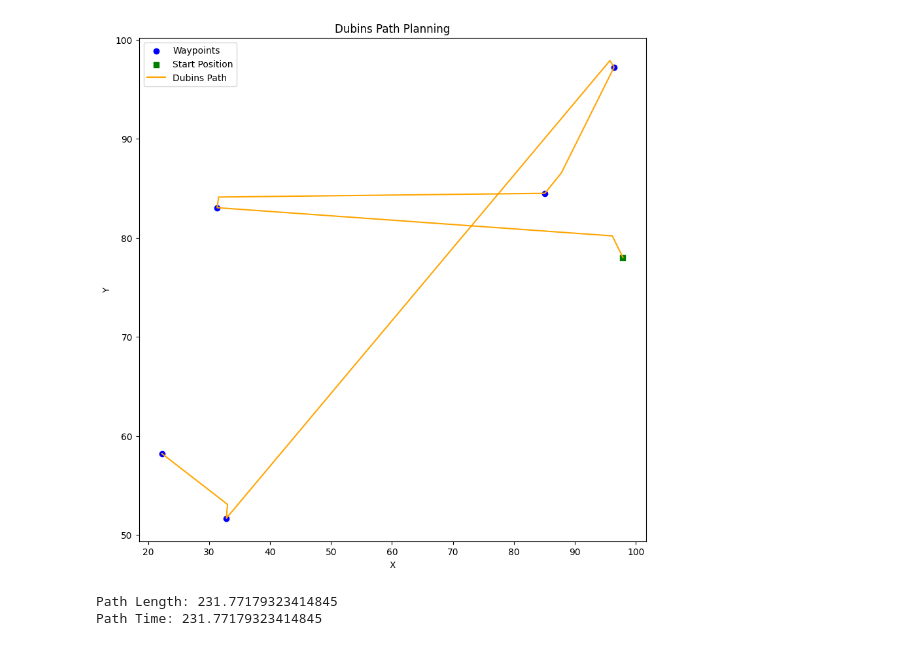
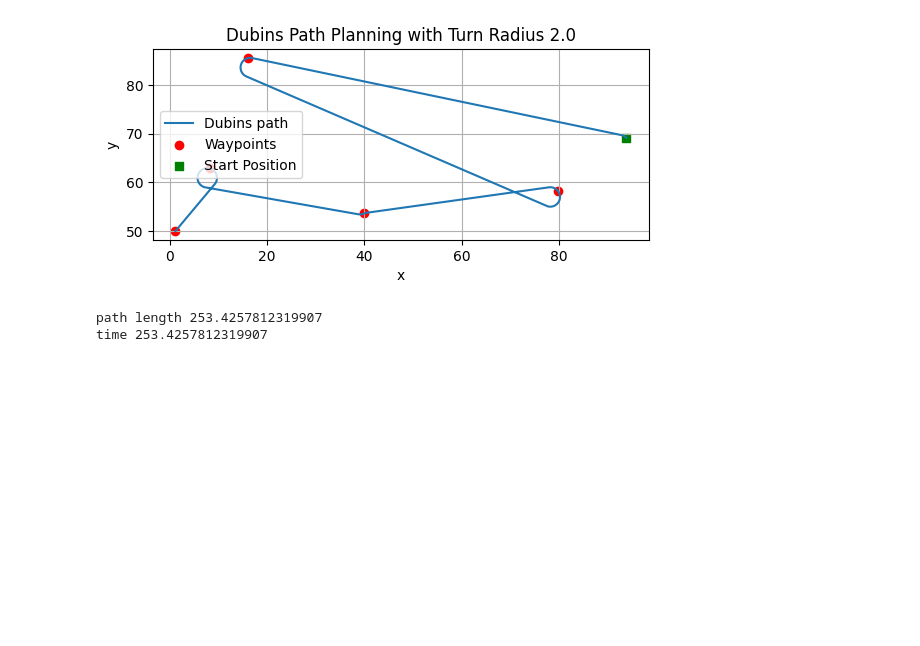
Before and after one commit to FatimaYousif/paltech_assignment, a Jupyter notebook: paltech_assignment/paltech_assignment/paltech_part2.ipynb, the cells around one changed output. Cells and saved outputs as stored; diff of their text form; code cells hidden in the pictures; blank space fills up the shorter version.

Commit message:
dubins fixed

```diff
--- a/paltech_assignment/paltech_assignment/paltech_part2.ipynb
+++ b/paltech_assignment/paltech_assignment/paltech_part2.ipynb
@@ -143,5 +561,7 @@ def dist(pt_a, pt_b):
 # %%
+import numpy as np
 import matplotlib.pyplot as plt
+
 
 class WaypointGenerator:
     def __init__(self, num_points, area, percentage, std):
@@ -150,7 +570,7 @@ class WaypointGenerator:
         self.percentage = percentage
         self.std = std
         self.waypoints = None
-        self.robot_intial_position = None
+        self.robot_initial_position = None
 
     def generate_random_points(self):
         self.waypoints = np.random.uniform(0, self.area, (self.num_points, 2))
@@ -168,20 +588,23 @@ class WaypointGenerator:
             self.waypoints = np.concatenate((self.waypoints, cluster_points))
 
     def set_robot_initial_position(self):
-        self.robot_intial_position = np.random.uniform(0, self.area, 2)
+        self.robot_initial_position = np.random.uniform(0, self.area, 2)
 
-def plot_points(points, clusters, start_pos, path):
-    plt.figure(figsize=(10, 10))
-    plt.scatter(points[:, 0], points[:, 1], c='blue', marker='o', label='Waypoints')
-    # plt.scatter(clusters[:, 0], clusters[:, 1], c='red', marker='x', label='Cluster Points')
+
+def plot_path(path, radius, start_pos, waypoints):
+    plt.figure()
+    plt.plot(path[:, 0], path[:, 1], label="Dubins path")
+    plt.gca().set_aspect('equal', adjustable='box')
+    plt.scatter(waypoints[:, 0], waypoints[:, 1], c='red', marker='o', label='Waypoints')
+
     plt.scatter(start_pos[0], start_pos[1], c='green', marker='s', label='Start Position')
-    path = np.array(path)
-    plt.plot(path[:, 0], path[:, 1], c='orange', label='Dubins Path')
-    plt.xlabel('X')
-    plt.ylabel('Y')
+    plt.title(f'Dubins Path Planning with Turn Radius {radius}')
+    plt.xlabel('x')
+    plt.ylabel('y')
     plt.legend()
-    plt.title('Dubins Path Planning')
+    plt.grid(True)
     plt.show()
+
 
 
 def calculate_path_length(path):
@@ -191,45 +614,54 @@ def calculate_path_length(path):
     path_time = length /1
     return length, path_time
 
 
+def main():
+    radius = 2.0
+    point_separation = 0.1
 
-def main():
+    # Dubins path planner
+    dubins_planner = Dubins(radius, point_separation)
+
     num_points = 5
     area_size = 100
     cluster_percentage = 0.5
     cluster_std = 3
 
     generator = WaypointGenerator(num_points, area_size, cluster_percentage, cluster_std)
     generator.generate_random_points()
     generator.add_clusters()
     generator.set_robot_initial_position()
 
+
     all_points = generator.waypoints
     clusters = all_points[num_points:]  # Separate cluster points
     points = all_points[:num_points]  # Original points
-    start_pos = generator.robot_intial_position
+    start_pos = generator.robot_initial_position
+
 
     start = np.append(start_pos, np.random.uniform(0, 2 * np.pi))
     waypoints = [np.append(point, np.random.uniform(0, 2 * np.pi)) for point in points]
 
-    dubins = Dubins(radius=2, point_separation=2)
-    path = []
-    current_pos = start
+    # Compute the Dubins path between all waypoints and combine the paths
+    combined_path = np.empty((0, 2))
+    current_position = start
 
     for waypoint in waypoints:
-        new_path, _ = dubins.dubins_path(current_pos, waypoint)
-        path.extend(new_path)
-        current_pos = waypoint
+        path, _ = dubins_planner.dubins_path(current_position, waypoint)
+        combined_path = np.vstack((combined_path, path))
+        current_position = waypoint
 
-    plot_points(points, clusters, start_pos, path)
-    path_length, path_time = calculate_path_length(path)
-    print("Path Length:", path_length)
-    print("Path Time:", path_time)
+    # Plotting
+    plot_path(combined_path, radius, start,  np.array(points))
+
+    length, time = calculate_path_length(combined_path)
+    print("path length", length)
+    print("time", time)
 
 
 if __name__ == "__main__":
     main()
 # %% [output]
-[figure, old version]
+[figure, new version]
-Path Length: 231.77179323414845
-Path Time: 231.77179323414845
+path length 253.4257812319907
+time 253.4257812319907
```
Also changed, not shown: parts of 2 cells of this notebook, 2 other files.
